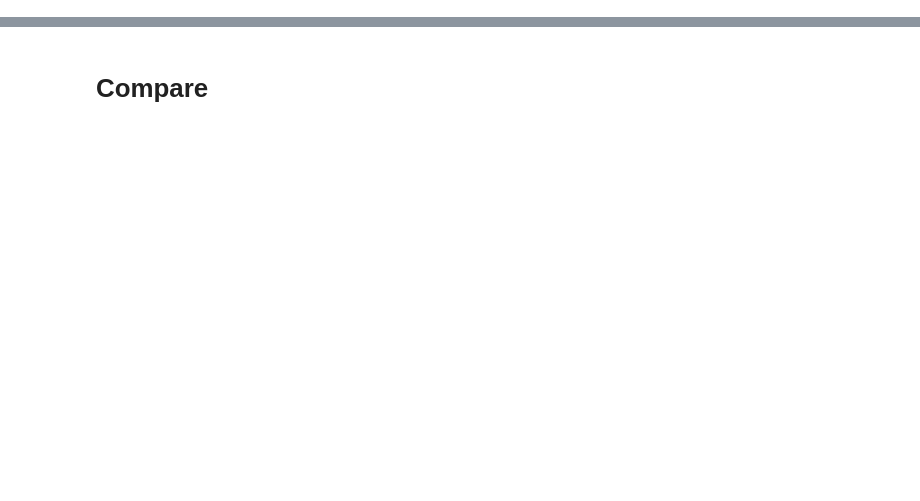
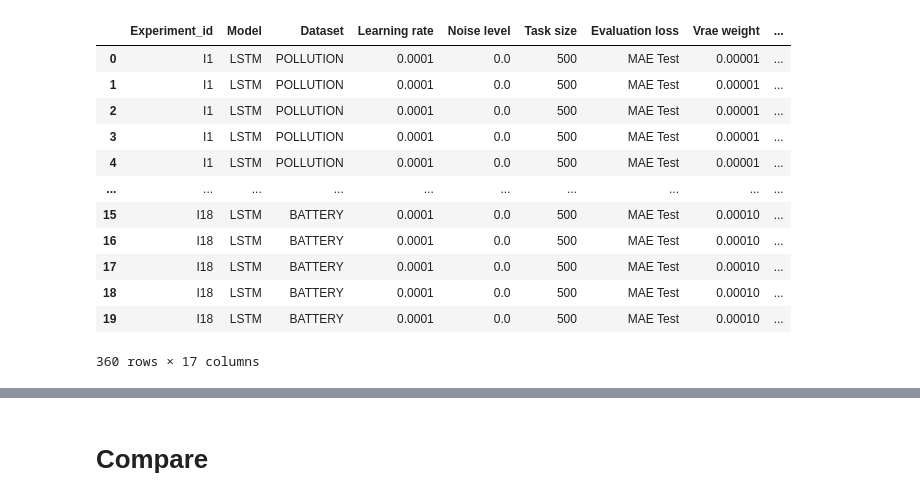
Before and after one commit to sebastianpinedaar/time-series-meta-learning, a Jupyter notebook: master-thesis/Results/load_results_2.ipynb, the cells around one changed output, grey strips where cells are left out. Saved outputs shown, nothing was run; the diff lists cells and outputs as text; code cells hidden in the pictures; blank space fills up the shorter version.

```diff
--- a/master-thesis/Results/load_results_2.ipynb
+++ b/master-thesis/Results/load_results_2.ipynb
@@ -7,0 +118,16 @@ import matplotlib.pyplot as plt
+# %%
+df
+# %% [output]
+|  | Experiment_id | Model | Dataset | Learning rate | Noise level | Task size | Evaluation loss | Vrae weight | ... |
+| 0 | I1 | LSTM | POLLUTION | 0.0001 | 0.0 | 500 | MAE Test | 0.00001 | ... |
+| 1 | I1 | LSTM | POLLUTION | 0.0001 | 0.0 | 500 | MAE Test | 0.00001 | ... |
+| 2 | I1 | LSTM | POLLUTION | 0.0001 | 0.0 | 500 | MAE Test | 0.00001 | ... |
+| 3 | I1 | LSTM | POLLUTION | 0.0001 | 0.0 | 500 | MAE Test | 0.00001 | ... |
+| 4 | I1 | LSTM | POLLUTION | 0.0001 | 0.0 | 500 | MAE Test | 0.00001 | ... |
+| ... | ... | ... | ... | ... | ... | ... | ... | ... | ... |
+| 15 | I18 | LSTM | BATTERY | 0.0001 | 0.0 | 500 | MAE Test | 0.00010 | ... |
+| 16 | I18 | LSTM | BATTERY | 0.0001 | 0.0 | 500 | MAE Test | 0.00010 | ... |
+| 17 | I18 | LSTM | BATTERY | 0.0001 | 0.0 | 500 | MAE Test | 0.00010 | ... |
+| 18 | I18 | LSTM | BATTERY | 0.0001 | 0.0 | 500 | MAE Test | 0.00010 | ... |
+| 19 | I18 | LSTM | BATTERY | 0.0001 | 0.0 | 500 | MAE Test | 0.00010 | ... |
+360 rows × 17 columns
```
Also changed, not shown: parts of 10 cells of this notebook, 26 other files.
